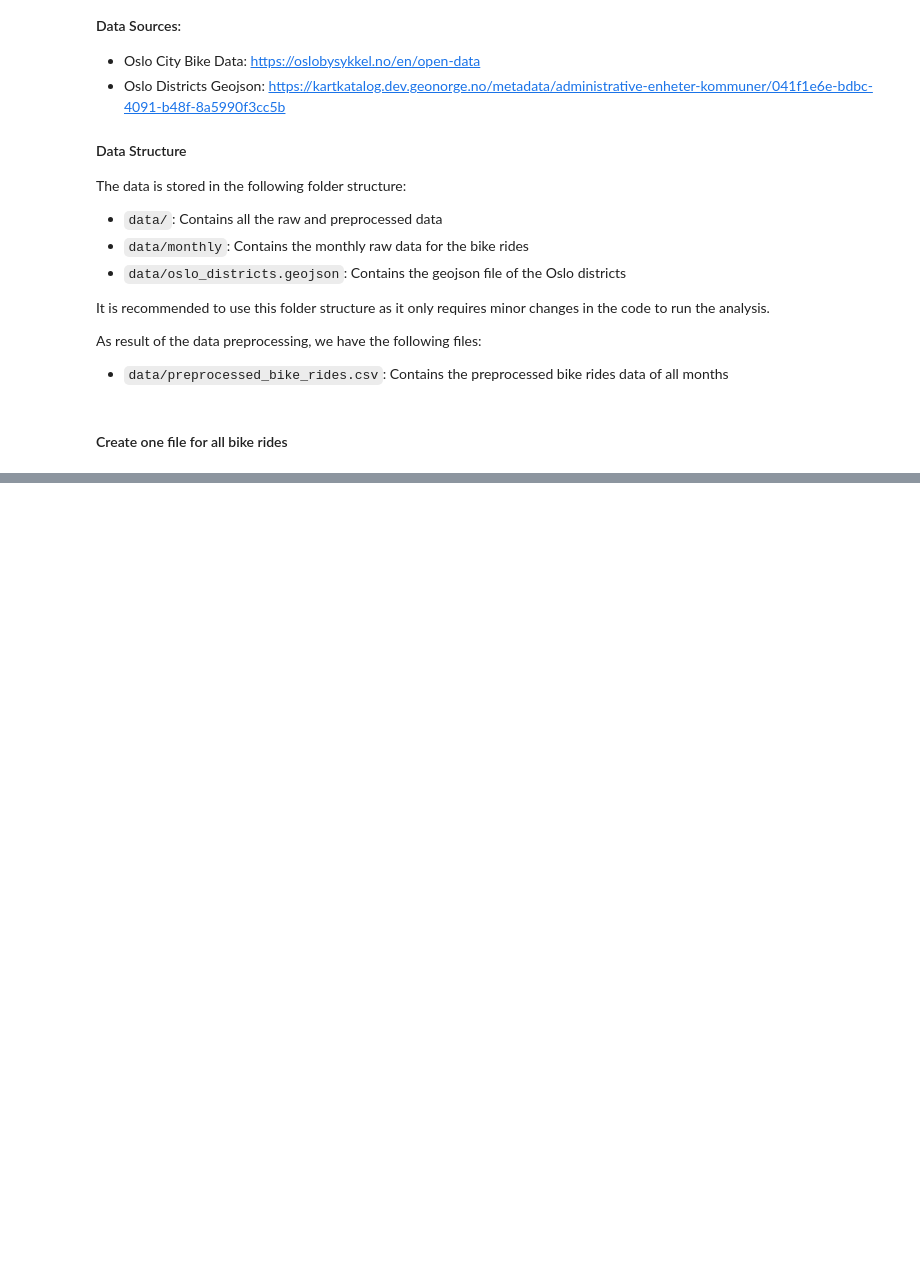
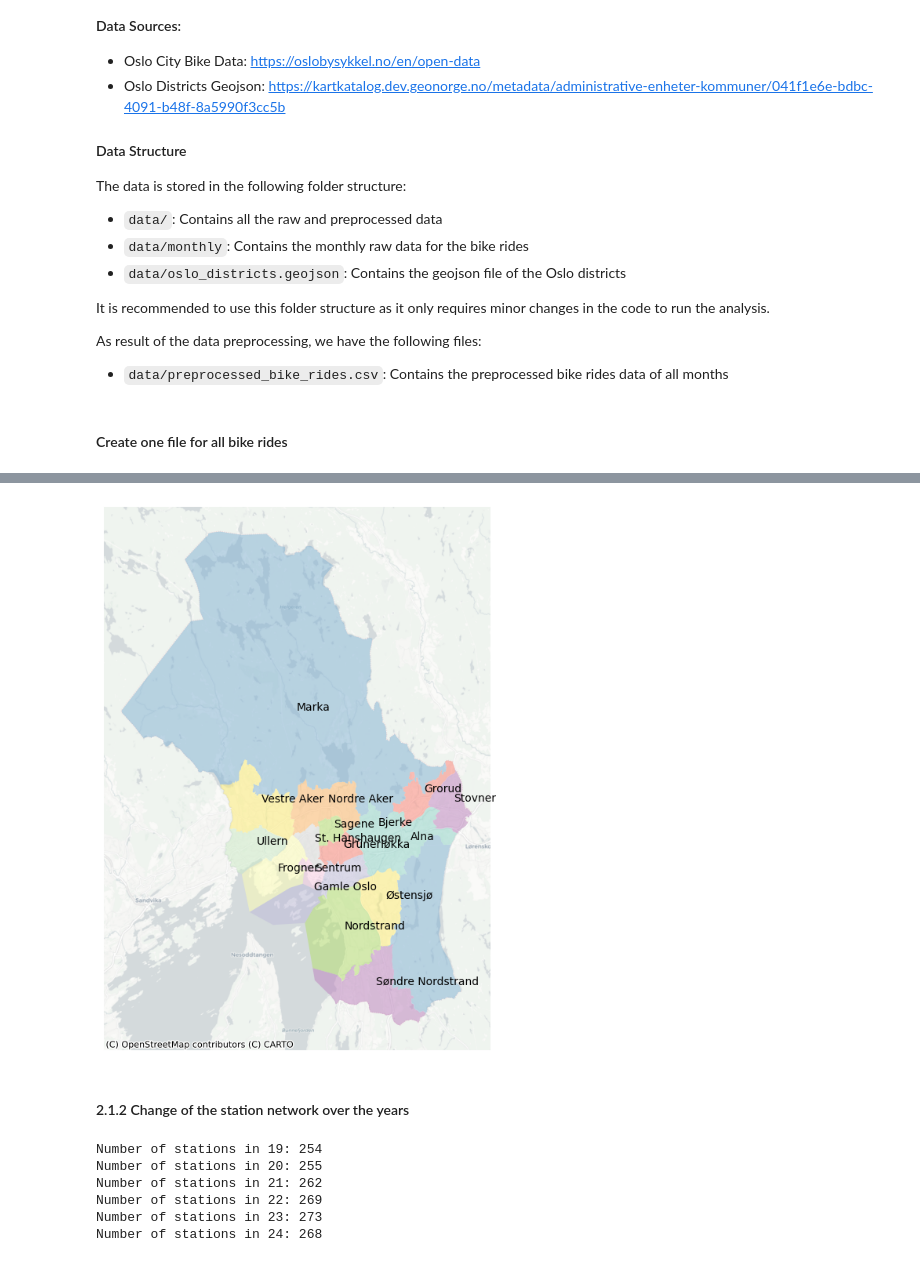
Before and after one commit to niclasclassen/oslo-city-bikes-network-flow-analysis, a Jupyter notebook: main.ipynb, the cells around one changed output, grey strips where cells are left out. Saved outputs shown, nothing was run; the diff lists cells and outputs as text; code cells hidden in the pictures; blank space fills up the shorter version.

```diff
--- a/main.ipynb
+++ b/main.ipynb
@@ -72 +195,13 @@ if dataframes:
 ### 2.1 General data analysis
+# %%
+# The following runs for 5 minutes on a 2019 MacBook Pro with 16GB RAM
+
+# Read the preprocessed data
+df = pd.read_csv(f'{_path}/preprocessed_bike_rides.csv')
+
+# Create GeoDataFrames for stations and rides
+gdf_stations = create_stations_gdf(df)
+gdf_rides = create_rides_gdf(df)
+
+# Create GeoDataFrame for Oslo districts
+gdf_oslo_districts = create_oslo_districts_gdf()
@@ -72,0 +257,17 @@ if dataframes:
+# %%
+# Plot the unique polygons with stations, with a different color for each district
+ax = gdf_oslo_districts.plot(column='district', cmap='Set3', alpha=0.5, figsize=(9, 9))
+
+# Add a basemap
+cx.add_basemap(ax, crs=gdf_oslo_districts.crs, source=cx.providers.CartoDB.Positron)
+
+# Add the name of each district
+for x, y, label in zip(gdf_oslo_districts.geometry.centroid.x, gdf_oslo_districts.geometry.centroid.y, gdf_oslo_districts['district']):
+    ax.annotate(label, xy=(x, y), xytext=(3, 3), textcoords="offset points")
+
+ax.set_axis_off()
+ax.set_aspect('equal')
+# %% [output]
+[figure, added]
+# %% [markdown]
+#### 2.1.2 Change of the station network over the years
@@ -72,0 +285,12 @@ if dataframes:
+# %%
+# Get number of unique stations for entire dataset and for different years
+for year, df in gdf_stations_by_year.items():
+    number = df['station_id'].nunique()
+    print(f"Number of stations in {year}: {number}")
+# %% [output]
+Number of stations in 19: 254
+Number of stations in 20: 255
+Number of stations in 21: 262
+Number of stations in 22: 269
+Number of stations in 23: 273
+Number of stations in 24: 268
```
Also changed, not shown: parts of 17 cells of this notebook.
